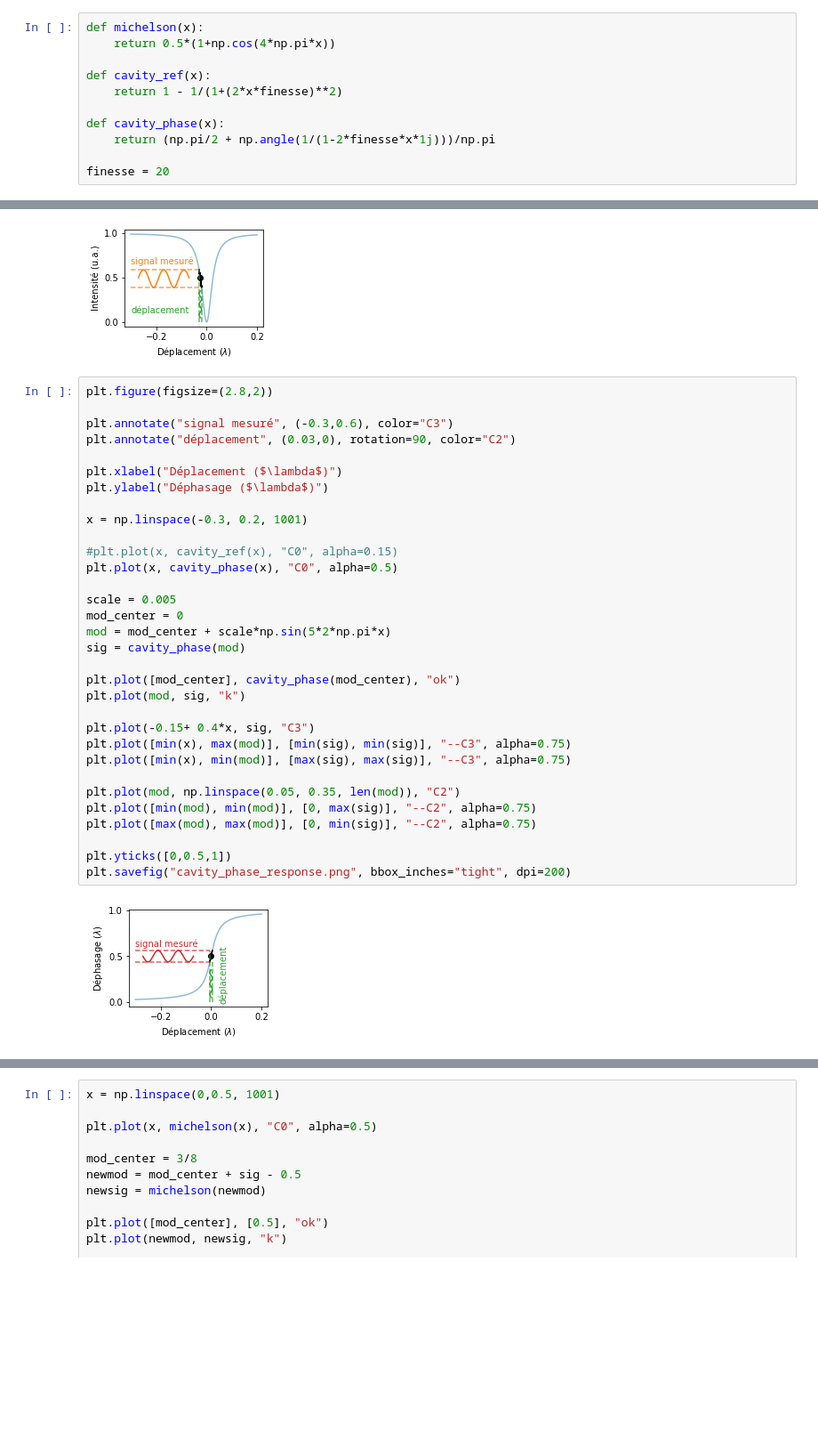
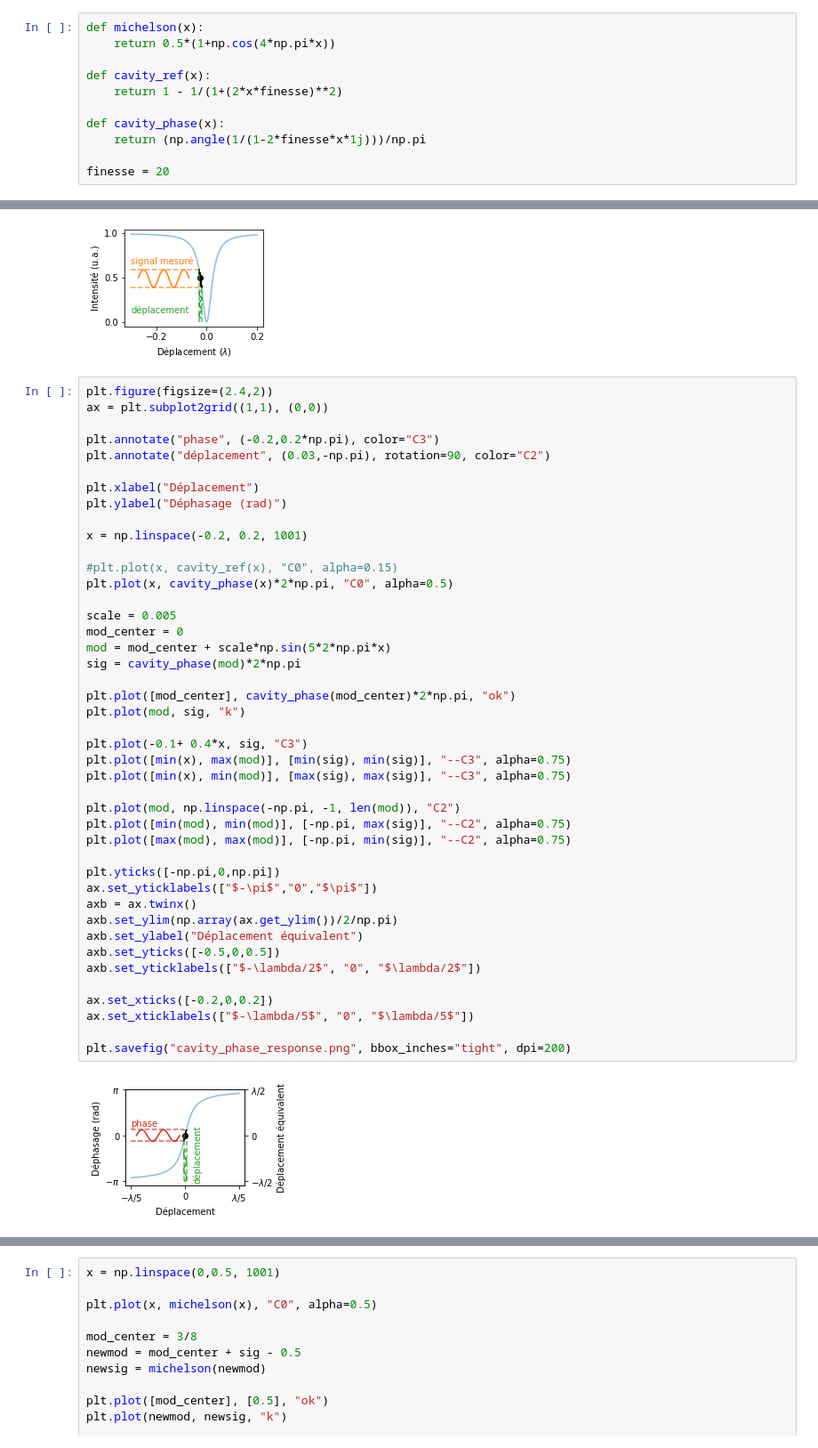
Before and after one commit to remimetzdorff/agregation, a Jupyter notebook: MEPD/MEPD_figures.ipynb, the cells around one changed output, grey strips where cells are left out. Shown at 89% size. Saved outputs shown, nothing was run; the diff lists cells and outputs as text; blank space fills up the shorter version.

```diff
--- a/MEPD/MEPD_figures.ipynb
+++ b/MEPD/MEPD_figures.ipynb
@@ -25,7 +25,7 @@ def cavity_ref(x):
     return 1 - 1/(1+(2*x*finesse)**2)
 
 def cavity_phase(x):
-    return (np.pi/2 + np.angle(1/(1-2*finesse*x*1j)))/np.pi
+    return (np.angle(1/(1-2*finesse*x*1j)))/np.pi
 
 finesse = 20
 # %%
@@ -97,37 +99,48 @@ plt.savefig("cavity_intensity_response.png", bbox_inches="tight", dpi=200)
 # %% [output]
 [figure]
 # %%
-plt.figure(figsize=(2.8,2))
+plt.figure(figsize=(2.4,2))
+ax = plt.subplot2grid((1,1), (0,0))
 
-plt.annotate("signal mesuré", (-0.3,0.6), color="C3")
-plt.annotate("déplacement", (0.03,0), rotation=90, color="C2")
+plt.annotate("phase", (-0.2,0.2*np.pi), color="C3")
+plt.annotate("déplacement", (0.03,-np.pi), rotation=90, color="C2")
 
-plt.xlabel("Déplacement ($\lambda$)")
-plt.ylabel("Déphasage ($\lambda$)")
+plt.xlabel("Déplacement")
+plt.ylabel("Déphasage (rad)")
 
-x = np.linspace(-0.3, 0.2, 1001)
+x = np.linspace(-0.2, 0.2, 1001)
 
 #plt.plot(x, cavity_ref(x), "C0", alpha=0.15)
-plt.plot(x, cavity_phase(x), "C0", alpha=0.5)
+plt.plot(x, cavity_phase(x)*2*np.pi, "C0", alpha=0.5)
 
 scale = 0.005
 mod_center = 0
 mod = mod_center + scale*np.sin(5*2*np.pi*x)
-sig = cavity_phase(mod)
+sig = cavity_phase(mod)*2*np.pi
 
-plt.plot([mod_center], cavity_phase(mod_center), "ok")
+plt.plot([mod_center], cavity_phase(mod_center)*2*np.pi, "ok")
 plt.plot(mod, sig, "k")
 
-plt.plot(-0.15+ 0.4*x, sig, "C3")
+plt.plot(-0.1+ 0.4*x, sig, "C3")
 plt.plot([min(x), max(mod)], [min(sig), min(sig)], "--C3", alpha=0.75)
 plt.plot([min(x), min(mod)], [max(sig), max(sig)], "--C3", alpha=0.75)
 
-plt.plot(mod, np.linspace(0.05, 0.35, len(mod)), "C2")
-plt.plot([min(mod), min(mod)], [0, max(sig)], "--C2", alpha=0.75)
-plt.plot([max(mod), max(mod)], [0, min(sig)], "--C2", alpha=0.75)
+plt.plot(mod, np.linspace(-np.pi, -1, len(mod)), "C2")
+plt.plot([min(mod), min(mod)], [-np.pi, max(sig)], "--C2", alpha=0.75)
+plt.plot([max(mod), max(mod)], [-np.pi, min(sig)], "--C2", alpha=0.75)
 
-plt.yticks([0,0.5,1])
+plt.yticks([-np.pi,0,np.pi])
+ax.set_yticklabels(["$-\pi$","0","$\pi$"])
+axb = ax.twinx()
+axb.set_ylim(np.array(ax.get_ylim())/2/np.pi)
+axb.set_ylabel("Déplacement équivalent")
+axb.set_yticks([-0.5,0,0.5])
+axb.set_yticklabels(["$-\lambda/2$", "0", "$\lambda/2$"])
+
+ax.set_xticks([-0.2,0,0.2])
+ax.set_xticklabels(["$-\lambda/5$", "0", "$\lambda/5$"])
+
 plt.savefig("cavity_phase_response.png", bbox_inches="tight", dpi=200)
 # %% [output]
-[figure, old version]
+[figure, new version]
 # %%
```
Also changed, not shown: parts of 5 cells of this notebook, 39 other files.
